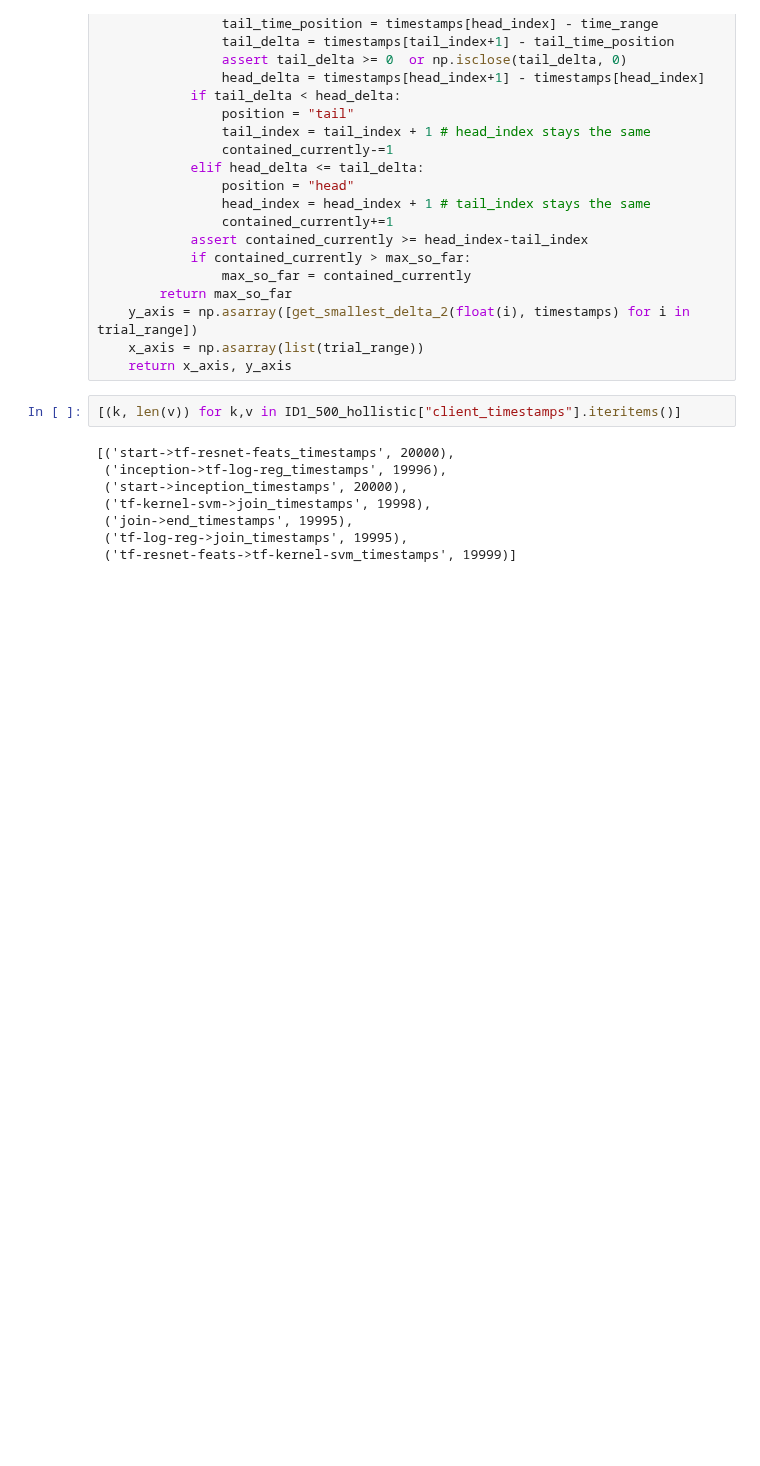
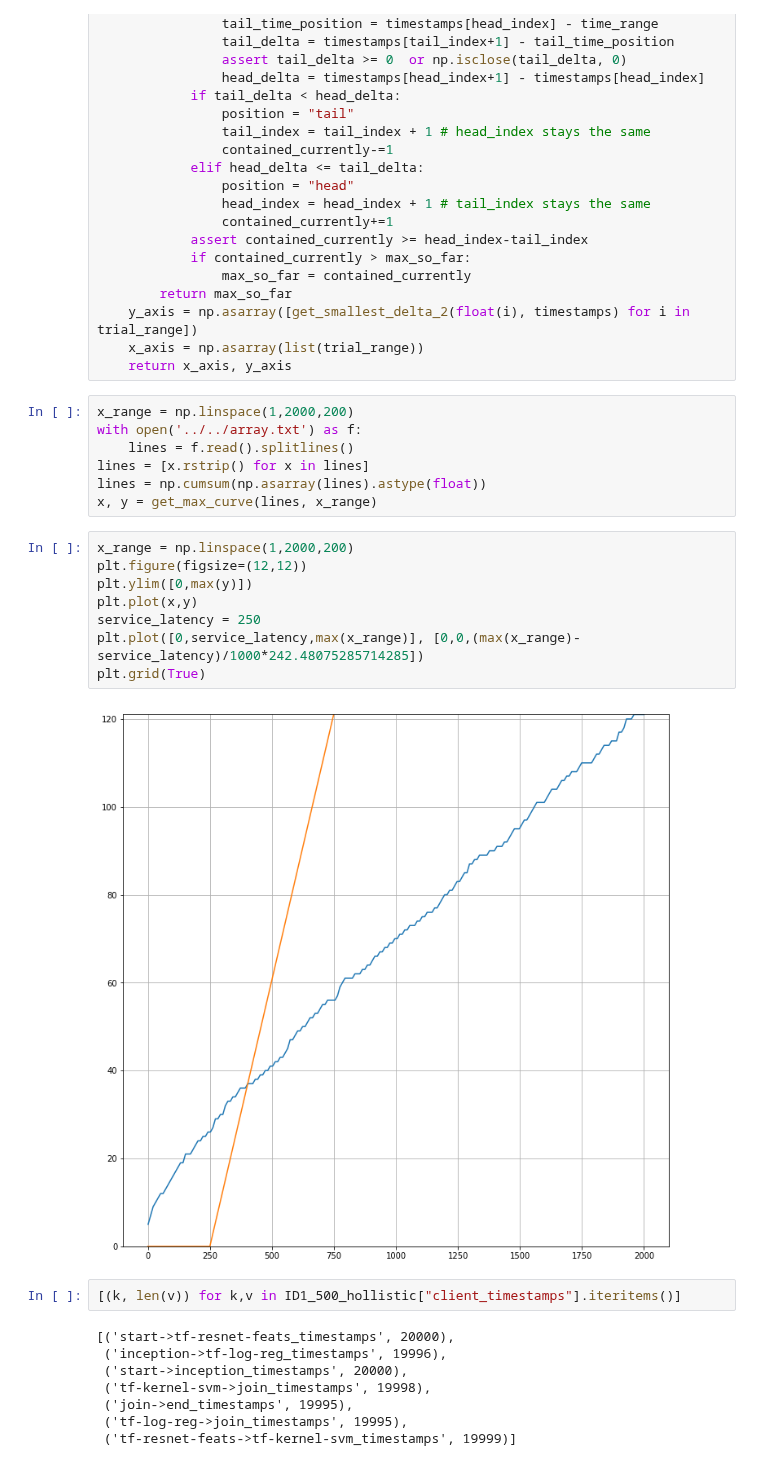
Before and after one commit to dcrankshaw/plots-model-comp-paper, a Jupyter notebook: plotting/e2e_distribution_plotting.ipynb, the cells around one changed output. Drawn from its saved outputs; the diff is of its cells as text; blank space fills up the shorter version.

```diff
--- a/plotting/e2e_distribution_plotting.ipynb
+++ b/plotting/e2e_distribution_plotting.ipynb
@@ -282,6 +316,23 @@ def get_max_curve(timestamps, trial_range):
     y_axis = np.asarray([get_smallest_delta_2(float(i), timestamps) for i in trial_range])
     x_axis = np.asarray(list(trial_range))
     return x_axis, y_axis
+# %%
+x_range = np.linspace(1,2000,200)
+with open('../../array.txt') as f:
+    lines = f.read().splitlines()
+lines = [x.rstrip() for x in lines]
+lines = np.cumsum(np.asarray(lines).astype(float))
+x, y = get_max_curve(lines, x_range)
+# %%
+x_range = np.linspace(1,2000,200)
+plt.figure(figsize=(12,12))
+plt.ylim([0,max(y)])
+plt.plot(x,y)
+service_latency = 250
+plt.plot([0,service_latency,max(x_range)], [0,0,(max(x_range)-service_latency)/1000*242.48075285714285])
+plt.grid(True)
+# %% [output]
+[figure, added]
 # %%
 [(k, len(v)) for k,v in ID1_500_hollistic["client_timestamps"].iteritems()]
 # %% [output]
```
Also changed, not shown: parts of 6 cells of this notebook.
